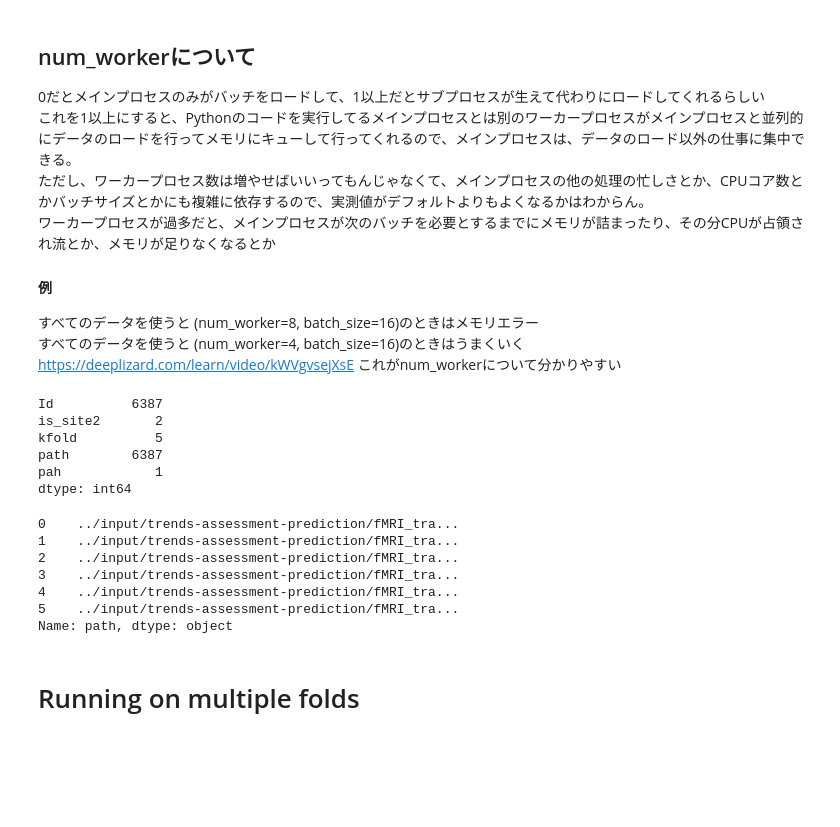
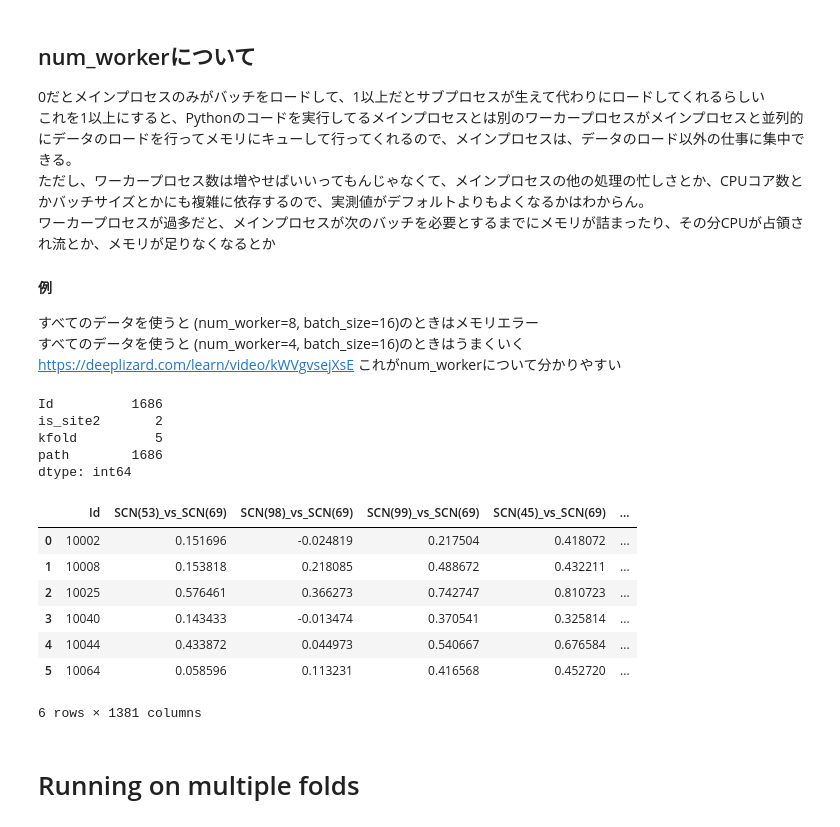
Before and after one commit to ibkuroyagi/trends-images, a Jupyter notebook: working/adversal-valid.ipynb, the cells around one changed output. Drawn from its saved outputs; the diff is of its cells as text; code cells hidden in the pictures; blank space fills up the shorter version.

```diff
--- a/working/adversal-valid.ipynb
+++ b/working/adversal-valid.ipynb
@@ -816,5 +820,5 @@ adversal_target_df = adversal_loading_df[["Id", "is_site2", "kfold"]]
 # %%
-# adversal_target_df
+adversal_target_df = adversal_loading_df[["Id", "is_site2", "kfold"]]
 adversal_target_df.loc[:, 'path'] = -1
 id_names = adversal_target_df.loc[adversal_target_df["is_site2"]==0, ["Id"]].values.astype(str)
 adversal_target_df.loc[adversal_target_df['is_site2']==0, ['path']] = [f"{config.root_train_path}/{id_name}.mat" for id_name in list(id_names.squeeze())]
@@ -822,22 +826,23 @@ id_names = adversal_target_df.loc[adversal_target_df["is_site2"]==1, ["Id"]].val
 adversal_target_df.loc[adversal_target_df['is_site2']==1, ['path']] = [f"{config.root_test_path}/{id_name}.mat" for id_name in list(id_names.squeeze())]
 adversal_target_df.nunique()
 # %% [output]
-Id          6387
+Id          1686
 is_site2       2
 kfold          5
-path        6387
-pah            1
+path        1686
 dtype: int64
-# %%
-adversal_target_df.loc[:5, 'path']
-# %% [output]
-0    ../input/trends-assessment-prediction/fMRI_tra...
-1    ../input/trends-assessment-prediction/fMRI_tra...
-2    ../input/trends-assessment-prediction/fMRI_tra...
-3    ../input/trends-assessment-prediction/fMRI_tra...
-4    ../input/trends-assessment-prediction/fMRI_tra...
-5    ../input/trends-assessment-prediction/fMRI_tra...
-Name: path, dtype: object
+# %%
+fMRI_train_path =
+fMRI_test_path =
+# %% [output]
+|  | Id | SCN(53)_vs_SCN(69) | SCN(98)_vs_SCN(69) | SCN(99)_vs_SCN(69) | SCN(45)_vs_SCN(69) | ... |
+| 0 | 10002 | 0.151696 | -0.024819 | 0.217504 | 0.418072 | ... |
+| 1 | 10008 | 0.153818 | 0.218085 | 0.488672 | 0.432211 | ... |
+| 2 | 10025 | 0.576461 | 0.366273 | 0.742747 | 0.810723 | ... |
+| 3 | 10040 | 0.143433 | -0.013474 | 0.370541 | 0.325814 | ... |
+| 4 | 10044 | 0.433872 | 0.044973 | 0.540667 | 0.676584 | ... |
+| 5 | 10064 | 0.058596 | 0.113231 | 0.416568 | 0.452720 | ... |
+6 rows × 1381 columns
 # %% [markdown]
 # Running on multiple folds
 # %%
```
Also changed, not shown: parts of 8 cells of this notebook, 6 other files.
